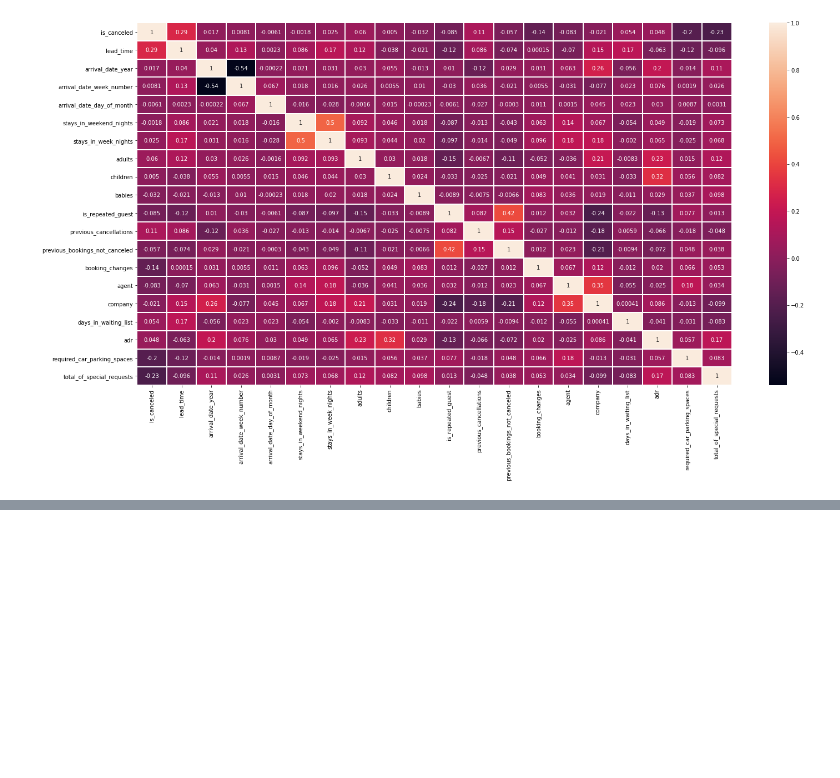
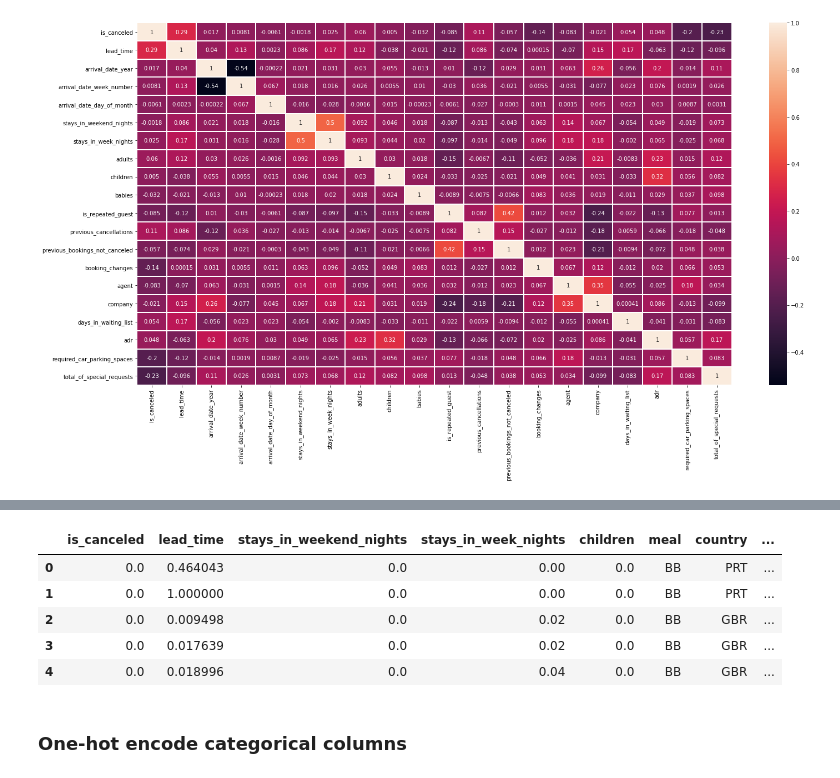
Before and after one commit to arunprsh/SageMaker-Data-Wrangler-L400-Workshop, a Jupyter notebook: hotel-booking.ipynb, the cells around one changed output, grey strips where cells are left out. Cells and saved outputs as stored; diff of their text form; code cells hidden in the pictures; blank space fills up the shorter version.

```diff
--- a/hotel-booking.ipynb
+++ b/hotel-booking.ipynb
@@ -89,0 +237,11 @@ pd.DataFrame({'null_values' : df.isna().sum(), 'percentage' : (df.isna().sum())
+# %%
+df.head()
+# %% [output]
+|  | is_canceled | lead_time | stays_in_weekend_nights | stays_in_week_nights | children | meal | country | ... |
+| 0 | 0.0 | 0.464043 | 0.0 | 0.00 | 0.0 | BB | PRT | ... |
+| 1 | 0.0 | 1.000000 | 0.0 | 0.00 | 0.0 | BB | PRT | ... |
+| 2 | 0.0 | 0.009498 | 0.0 | 0.02 | 0.0 | BB | GBR | ... |
+| 3 | 0.0 | 0.017639 | 0.0 | 0.02 | 0.0 | BB | GBR | ... |
+| 4 | 0.0 | 0.018996 | 0.0 | 0.04 | 0.0 | BB | GBR | ... |
+# %% [markdown]
+### One-hot encode categorical columns
```
Also changed, not shown: parts of 34 cells of this notebook, 1 other file.
